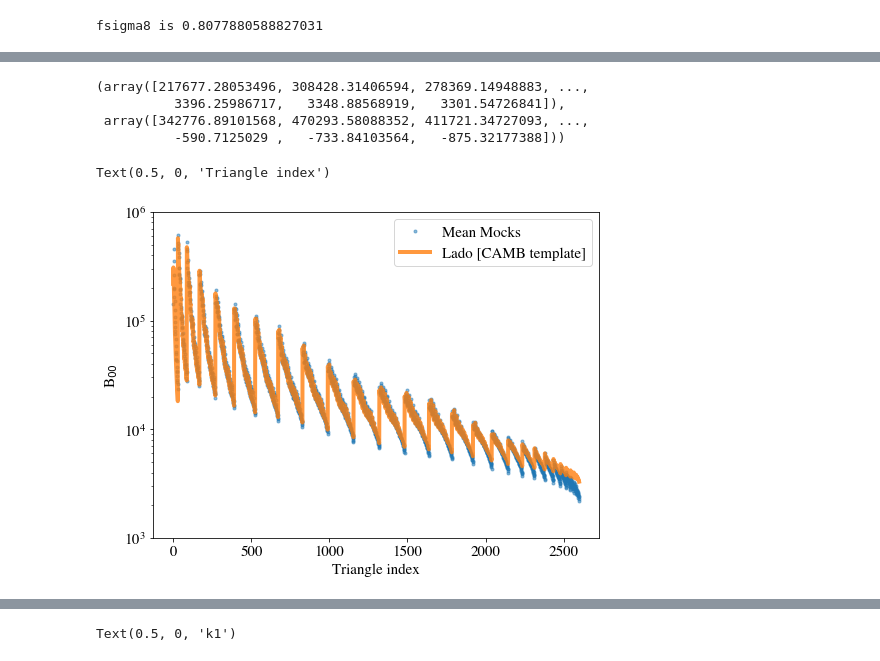
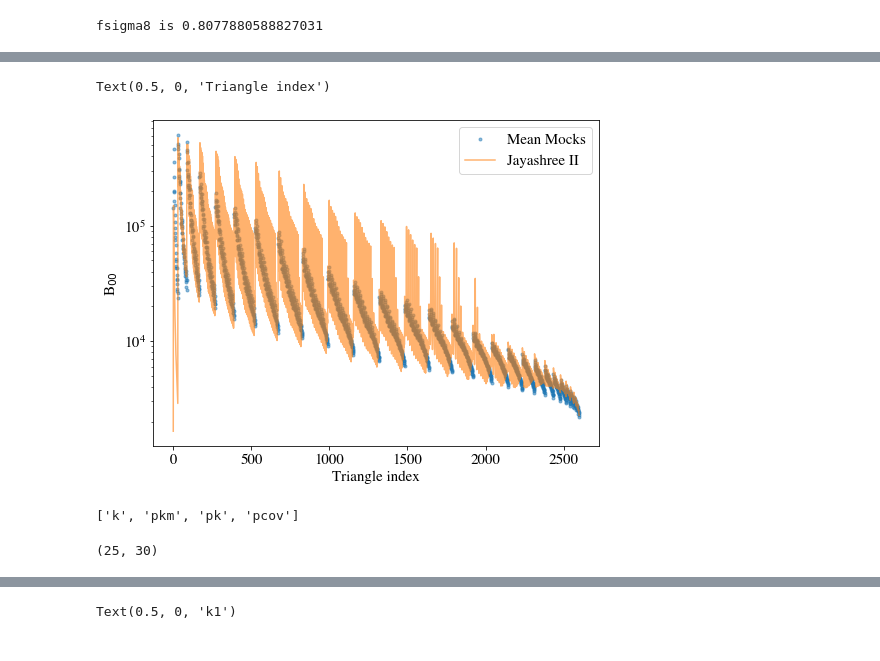
Before and after one commit to mehdirezaie/bispectrum, a Jupyter notebook: template.ipynb, the cells around one changed output, grey strips where cells are left out. Drawn from its saved outputs; the diff is of its cells as text; code cells hidden in the pictures.

```diff
--- a/template.ipynb
+++ b/template.ipynb
@@ -68 +73,8 @@ plt.plot(kg, pk_1d(kg)/pknow_1d(kg))
+# %%
+kcamb = ps.k
+Pcamb = ps.p.mean(axis=0)
+
+kcamb[0]=0.001
+Pcamb[0]=0.001
+pk_1d_int = PowerSpectrumInterpolator1D(kcamb, Pcamb)
 # %%
@@ -87 +99,4 @@ res_mock = minimize(loss, [1.2, 1.3, 1.1, 0.1, 0.02], method='Powell', args=(pk_
+# %%
+jb = [ 6.39831982e-03 , 1.05501348e+00 , 1.49932843e+00 , 8.72775638e+02, -1.53462242e+01]
+ld = [-1.44919566, 1.10827374, 4.39491818, -980.75573298, 65.87697057]
 # %%
@@ -99,7 +107,0 @@ b00_lado_s = tree_level_b00(k1, k2, k3, *res.x, pknow_1d)
-# %%
-b00_lado, b00_lado_mock
-# %% [output]
-(array([217677.28053496, 308428.31406594, 278369.14948883, ...,
-          3396.25986717,   3348.88568919,   3301.54726841]),
- array([342776.89101568, 470293.58088352, 411721.34727093, ...,
-          -590.7125029 ,   -733.84103564,   -875.32177388]))
@@ -106,15 +110,27 @@ b00_lado, b00_lado_mock
+# %%
+b00_jay_ld = Bi0(k1, k2, k3, *ld, pk_1d_int)
 # %%
 plt.figure(figsize=(8, 6))
 plt.plot(b_obs, label='Mean Mocks', marker='.', ls='None', alpha=0.5)
-plt.plot(b00_lado, label='Lado [CAMB template]', lw=4, alpha=0.8)
+# plt.plot(b00_lado, label='Lado [CAMB template]', lw=4, alpha=0.8)
 # plt.plot(b00_lado_mock, label='Lado [Mean Pk template]', lw=1, alpha=0.7)
-# plt.plot(b00_jay, label='Jayashree', ls='-', alpha=0.6)
+# plt.plot(b00_jay_jb, label='Jayashree', ls='-', alpha=0.6)
+plt.plot(b00_jay_ld, label='Jayashree II', ls='-', alpha=0.6)
 
 plt.semilogy()
-plt.ylim(1.0e3, 1.0e6)
+# plt.ylim(1.0e3, 1.0e6)
 plt.legend()
 plt.ylabel(r'B$_{00}$')
 plt.xlabel('Triangle index')
 # %% [output]
 Text(0.5, 0, 'Triangle index')
-[figure, old version]
+[figure, new version]
+# %%
+pk_lado = np.load('/Users/mehdi/data/pk_LRG.npz')
+pk_lado.files
+# %% [output]
+['k', 'pkm', 'pk', 'pcov']
+# %%
+ps.p.shape
+# %% [output]
+(25, 30)
```
Also changed, not shown: parts of 19 cells of this notebook, 2 other files.
